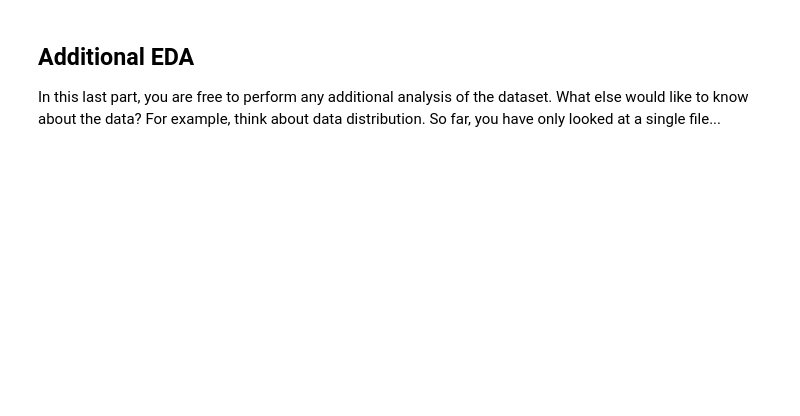
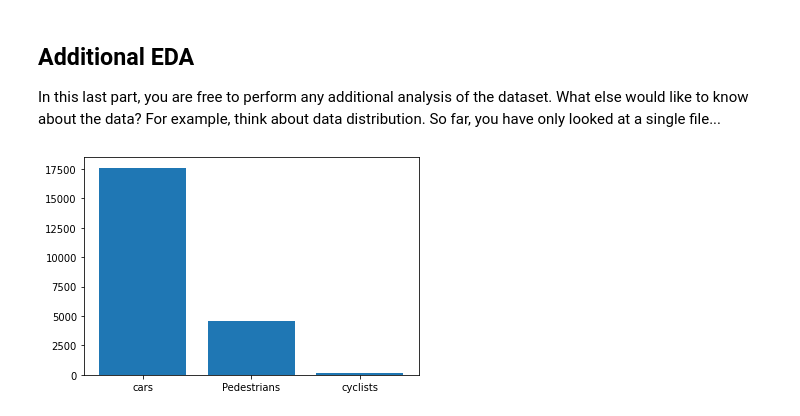
Before and after one commit to sruthihsr/ObjectDetectionInUrbanEnvironment, a Jupyter notebook: Exploratory Data Analysis.ipynb, the cells around one changed output. Drawn from its saved outputs; the diff is of its cells as text; code cells hidden in the pictures; blank space fills up the shorter version.

```diff
--- a/Exploratory Data Analysis.ipynb
+++ b/Exploratory Data Analysis.ipynb
@@ -133,3 +81,15 @@ for batch in dataset.take(10):
 
 In this last part, you are free to perform any additional analysis of the dataset. What else would like to know about the data?
 For example, think about data distribution. So far, you have only looked at a single file...
+# %%
+objects = {1:0, 2:0, 4:0}
+for batch in dataset.take(1000):
+    for i in batch["groundtruth_classes"].numpy():
+        objects[i] = objects[i]+1
+
+fig = plt.figure()
+info = {"cars" :objects[1] , "Pedestrians" : objects[2] , "cyclists" : objects[4]}
+plt.bar(list(info.keys()) , list(info.values()))
+plt.show()
+# %% [output]
+[figure, added]
```
Also changed, not shown: parts of 3 cells of this notebook.
